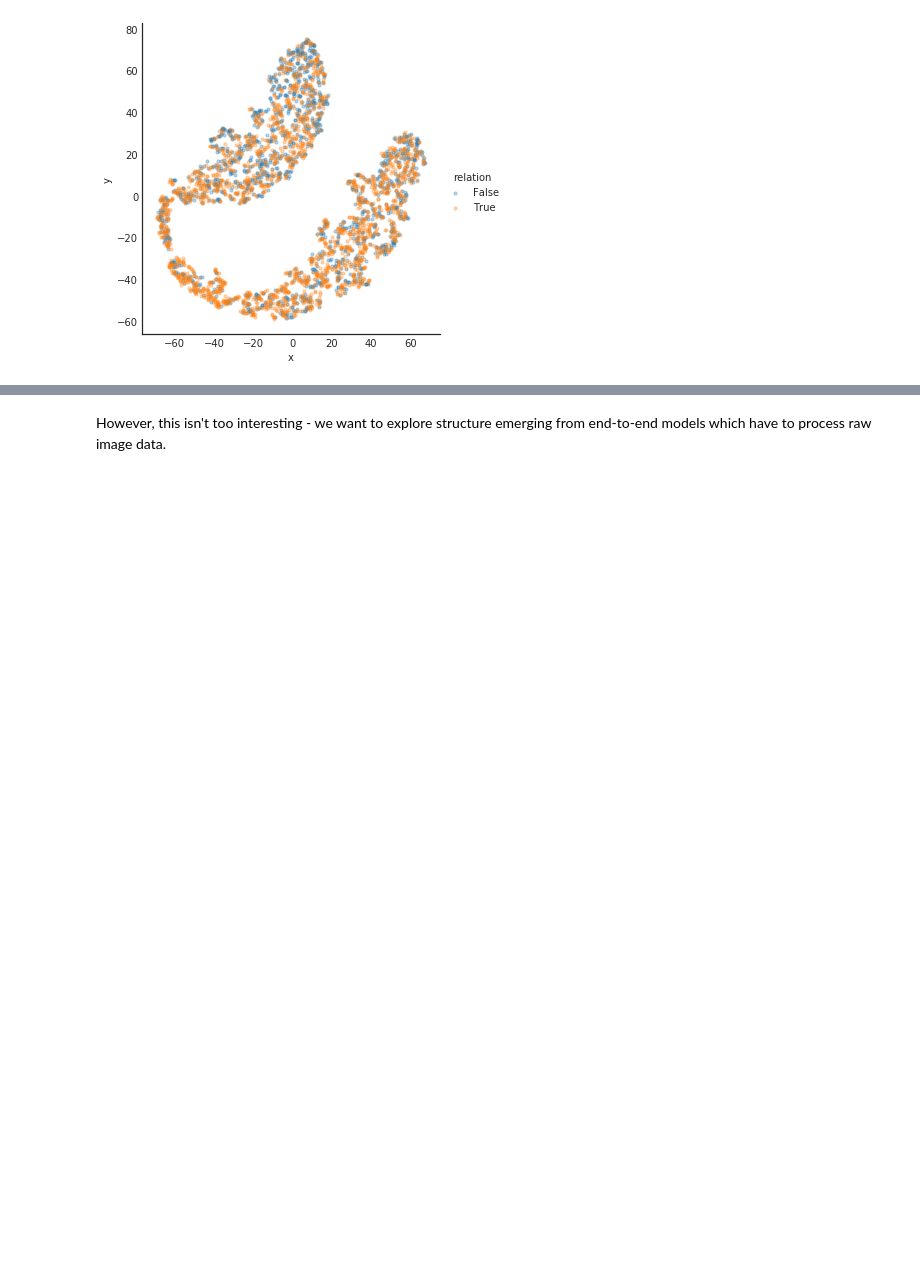
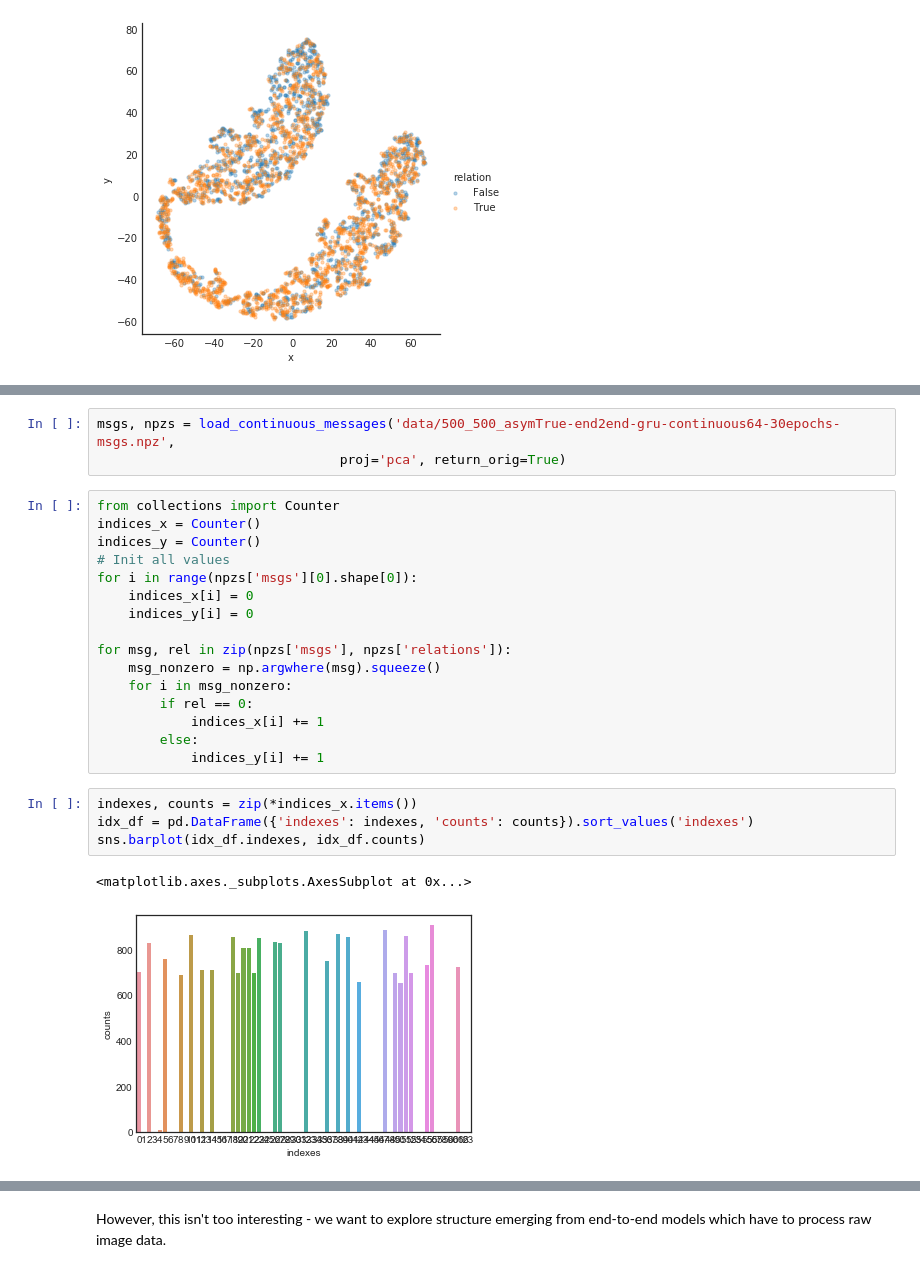
Before and after one commit to jayelm/rnn-syn, a Jupyter notebook: rnn-syn.ipynb, the cells around one changed output, grey strips where cells are left out. Drawn from its saved outputs; the diff is of its cells as text; blank space fills up the shorter version.

Commit message:
Try to predict relation given messages

```diff
--- a/rnn-syn.ipynb
+++ b/rnn-syn.ipynb
@@ -117,0 +120,26 @@ Exact accuracy: 0.8116629464285714
+# %%
+msgs, npzs = load_continuous_messages('data/500_500_asymTrue-end2end-gru-continuous64-30epochs-msgs.npz',
+                               proj='pca', return_orig=True)
+# %%
+from collections import Counter
+indices_x = Counter()
+indices_y = Counter()
+# Init all values
+for i in range(npzs['msgs'][0].shape[0]):
+    indices_x[i] = 0
+    indices_y[i] = 0
+
+for msg, rel in zip(npzs['msgs'], npzs['relations']):
+    msg_nonzero = np.argwhere(msg).squeeze()
+    for i in msg_nonzero:
+        if rel == 0:
+            indices_x[i] += 1
+        else:
+            indices_y[i] += 1
+# %%
+indexes, counts = zip(*indices_x.items())
+idx_df = pd.DataFrame({'indexes': indexes, 'counts': counts}).sort_values('indexes')
+sns.barplot(idx_df.indexes, idx_df.counts)
+# %% [output]
+<matplotlib.axes._subplots.AxesSubplot at 0x...>
+[figure, added]
```
Also changed, not shown: parts of 7 cells of this notebook.
